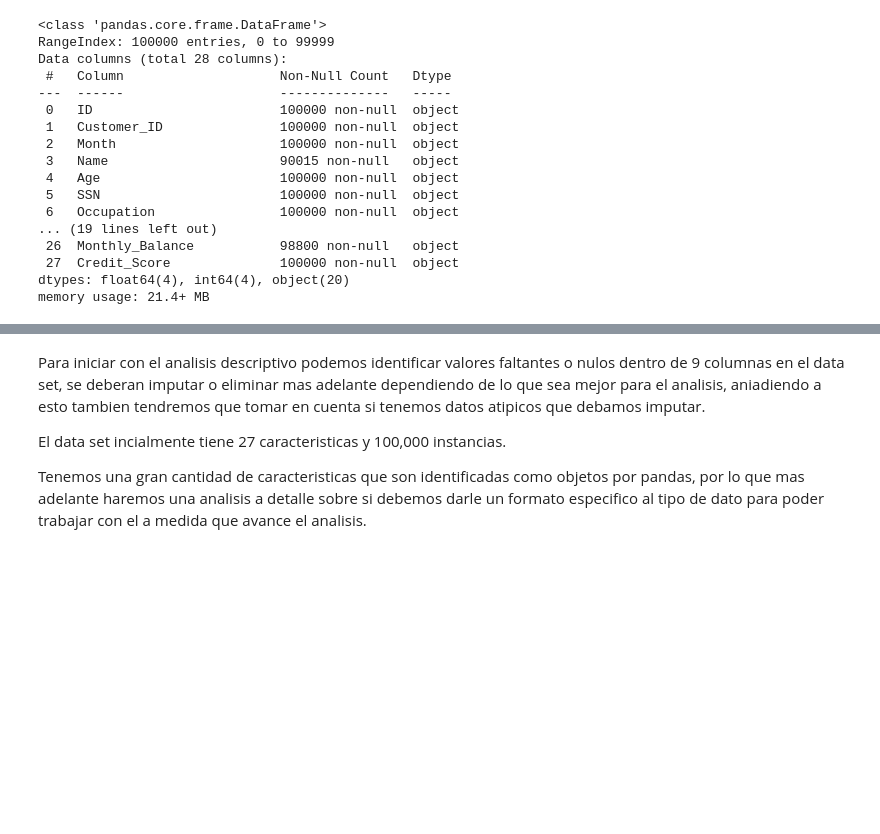
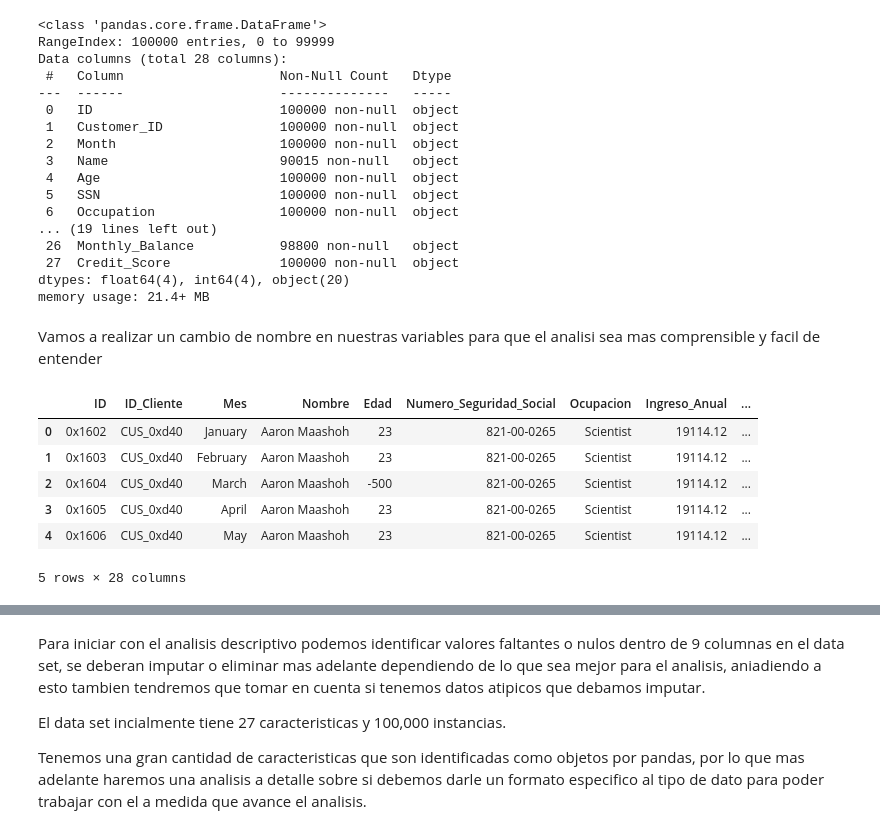
Before and after one commit to felipetryt12/Proyecto-Clasificacion-de-Score-Crediticio, a Jupyter notebook: PROYECTO/src/explore.ipynb, the cells around one changed output, grey strips where cells are left out. Drawn from its saved outputs; the diff is of its cells as text; code cells hidden in the pictures; blank space fills up the shorter version.

```diff
--- a/PROYECTO/src/explore.ipynb
+++ b/PROYECTO/src/explore.ipynb
@@ -151,3 +147,46 @@ Data columns (total 28 columns):
  27  Credit_Score              100000 non-null  object
 dtypes: float64(4), int64(4), object(20)
 memory usage: 21.4+ MB
+# %% [markdown]
+Vamos a realizar un cambio de nombre en nuestras variables para que el analisi sea mas comprensible y facil de entender
+# %%
+data_1.rename(columns={
+    'ID': 'ID',
+    'Customer_ID': 'ID_Cliente',
+    'Month': 'Mes',
+    'Name': 'Nombre',
+    'Age': 'Edad',
+    'SSN': 'Numero_Seguridad_Social',
+    'Occupation': 'Ocupacion',
+    'Annual_Income': 'Ingreso_Anual',
+    'Monthly_Inhand_Salary': 'Salario_Mensual_En_Mano',
+    'Num_Bank_Accounts': 'Numero_Cuentas_Bancarias',
+    'Num_Credit_Card': 'Numero_Tarjetas_Credito',
+    'Interest_Rate': 'Tasa_Interes',
+    'Num_of_Loan': 'Numero_Prestamos',
+    'Type_of_Loan': 'Tipo_Prestamos',
+    'Delay_from_due_date': 'Retraso_Promedio_Pagos',
+    'Num_of_Delayed_Payment': 'Numero_Promedio_Pagos_Retrasados',
+    'Changed_Credit_Limit': 'Cambio_Limite_Credito',
+    'Num_Credit_Inquiries': 'Numero_Consultas_Credito',
+    'Credit_Mix': 'Mezcla_Credito',
+    'Outstanding_Debt': 'Deuda_Pendiente',
+    'Credit_Utilization_Ratio': 'Ratio_Uso_Credito',
+    'Credit_History_Age': 'Antiguedad_Historial_Credito',
+    'Payment_of_Min_Amount': 'Pago_Monto_Minimo',
+    'Total_EMI_per_month': 'Pagos_Mensuales_EMI',
+    'Amount_invested_monthly': 'Monto_Mensual_Invertido',
+    'Payment_Behaviour': 'Comportamiento_Pago',
+    'Monthly_Balance': 'Balance_Mensual',
+    'Credit_Score': 'Puntaje_Credito'
+}, inplace=True)
+
+data_1.head()
+# %% [output]
+|  | ID | ID_Cliente | Mes | Nombre | Edad | Numero_Seguridad_Social | Ocupacion | Ingreso_Anual | ... |
+| 0 | 0x1602 | CUS_0xd40 | January | Aaron Maashoh | 23 | 821-00-0265 | Scientist | 19114.12 | ... |
+| 1 | 0x1603 | CUS_0xd40 | February | Aaron Maashoh | 23 | 821-00-0265 | Scientist | 19114.12 | ... |
+| 2 | 0x1604 | CUS_0xd40 | March | Aaron Maashoh | -500 | 821-00-0265 | Scientist | 19114.12 | ... |
+| 3 | 0x1605 | CUS_0xd40 | April | Aaron Maashoh | 23 | 821-00-0265 | Scientist | 19114.12 | ... |
+| 4 | 0x1606 | CUS_0xd40 | May | Aaron Maashoh | 23 | 821-00-0265 | Scientist | 19114.12 | ... |
+5 rows × 28 columns
```
Also changed, not shown: parts of 21 cells of this notebook.
